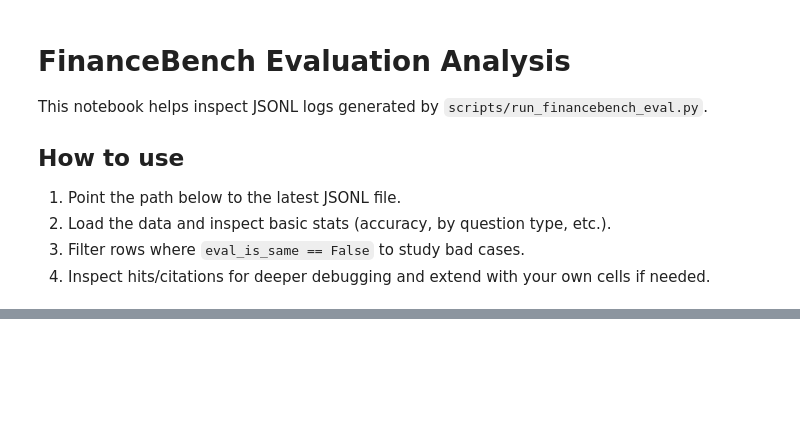
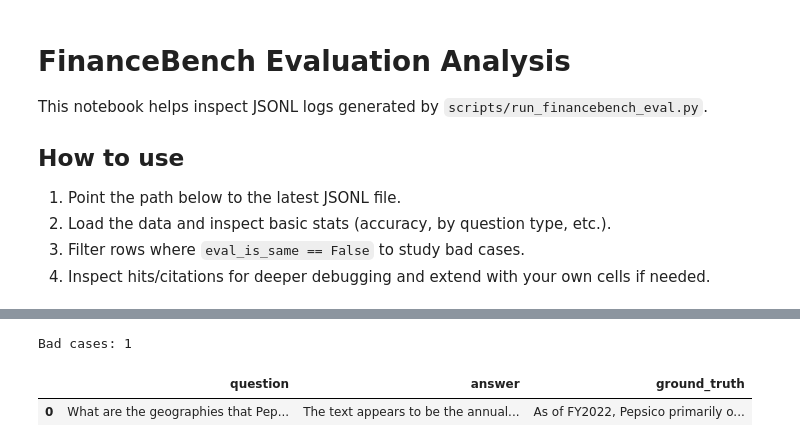
Before and after one commit to seokhyunmoon/Financial_Document_Analyzer, a Jupyter notebook: notebooks/financebench_analysis.ipynb, the cells around one changed output, grey strips where cells are left out. Cells and saved outputs as stored; diff of their text form; code cells hidden in the pictures; blank space fills up the shorter version.

```diff
--- a/notebooks/financebench_analysis.ipynb
+++ b/notebooks/financebench_analysis.ipynb
@@ -105,0 +102,9 @@ Hits (top-k chunk excerpts):
+# %%
+# Inspect correct predictions
+good_cases = df[df['eval_is_same'] == True]
+print(f'Bad cases: {len(good_cases)}')
+good_cases[['question', 'answer', 'ground_truth']]
+# %% [output]
+Bad cases: 1
+|  | question | answer | ground_truth |
+| 0 | What are the geographies that Pep... | The text appears to be the annual... | As of FY2022, Pepsico primarily o... |
```
Also changed, not shown: parts of 5 cells of this notebook, 2 other files.
